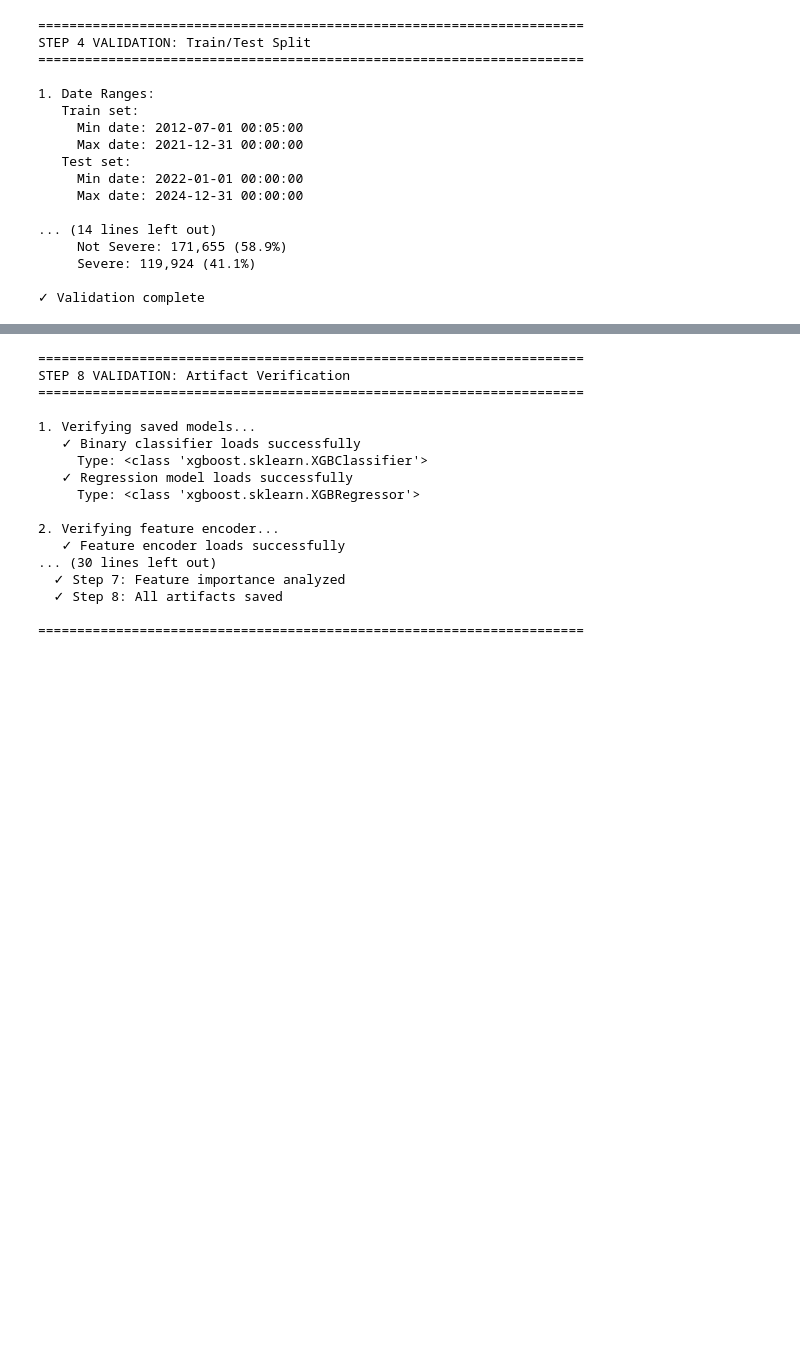
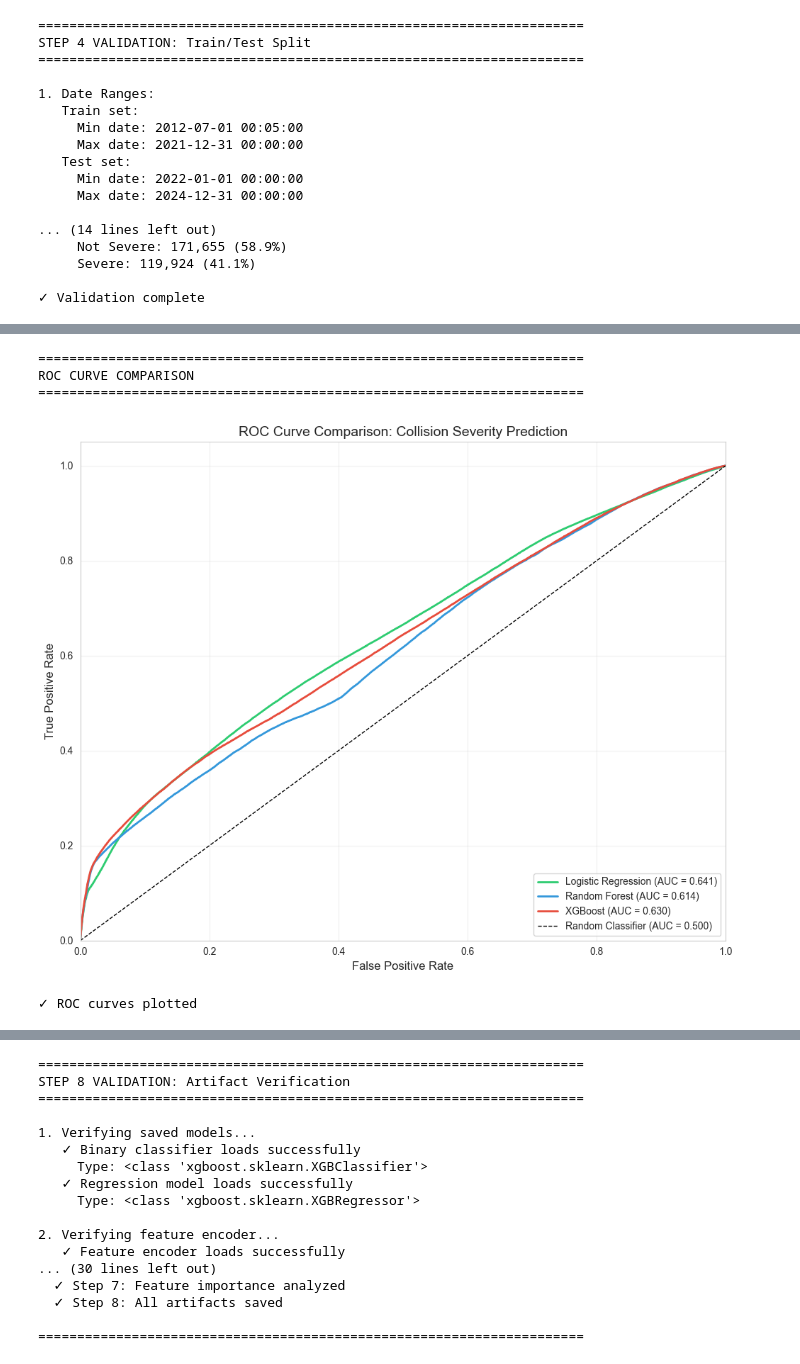
Before and after one commit to adamya-singh/data-management-final-project, a Jupyter notebook: pipeline.ipynb, the cells around one changed output, grey strips where cells are left out. Drawn from its saved outputs; the diff is of its cells as text; code cells hidden in the pictures; blank space fills up the shorter version.

```diff
--- a/pipeline.ipynb
+++ b/pipeline.ipynb
@@ -1606,3 +1798,41 @@ STEP 5 VALIDATION: Binary Classification
+# %%
+# =============================================================================
+# ROC CURVE COMPARISON
+# =============================================================================
+
+print("=" * 70)
+print("ROC CURVE COMPARISON")
+print("=" * 70)
+
+plt.figure(figsize=(10, 8))
+
+# Plot ROC curve for each model
+colors = ['#2ecc71', '#3498db', '#e74c3c']
+for (name, results), color in zip(model_results.items(), colors):
+    fpr, tpr, thresholds = roc_curve(y_test_binary, results['y_pred_proba'])
+    auc = results['roc_auc']
+    plt.plot(fpr, tpr, color=color, lw=2, label=f'{name} (AUC = {auc:.3f})')
+
+# Plot diagonal (random classifier)
+plt.plot([0, 1], [0, 1], 'k--', lw=1, label='Random Classifier (AUC = 0.500)')
+
+plt.xlim([0.0, 1.0])
+plt.ylim([0.0, 1.05])
+plt.xlabel('False Positive Rate', fontsize=12)
+plt.ylabel('True Positive Rate', fontsize=12)
+plt.title('ROC Curve Comparison: Collision Severity Prediction', fontsize=14)
+plt.legend(loc='lower right', fontsize=10)
+plt.grid(True, alpha=0.3)
+plt.tight_layout()
+plt.show()
+
+print("✓ ROC curves plotted")
+# %% [output]
+======================================================================
+ROC CURVE COMPARISON
+======================================================================
+[figure, added]
+✓ ROC curves plotted
 # %%
 # =============================================================================
 # STEP 6: XGBoost Regression (severity_count)
```
Also changed, not shown: parts of 16 cells of this notebook, 4 other files.
